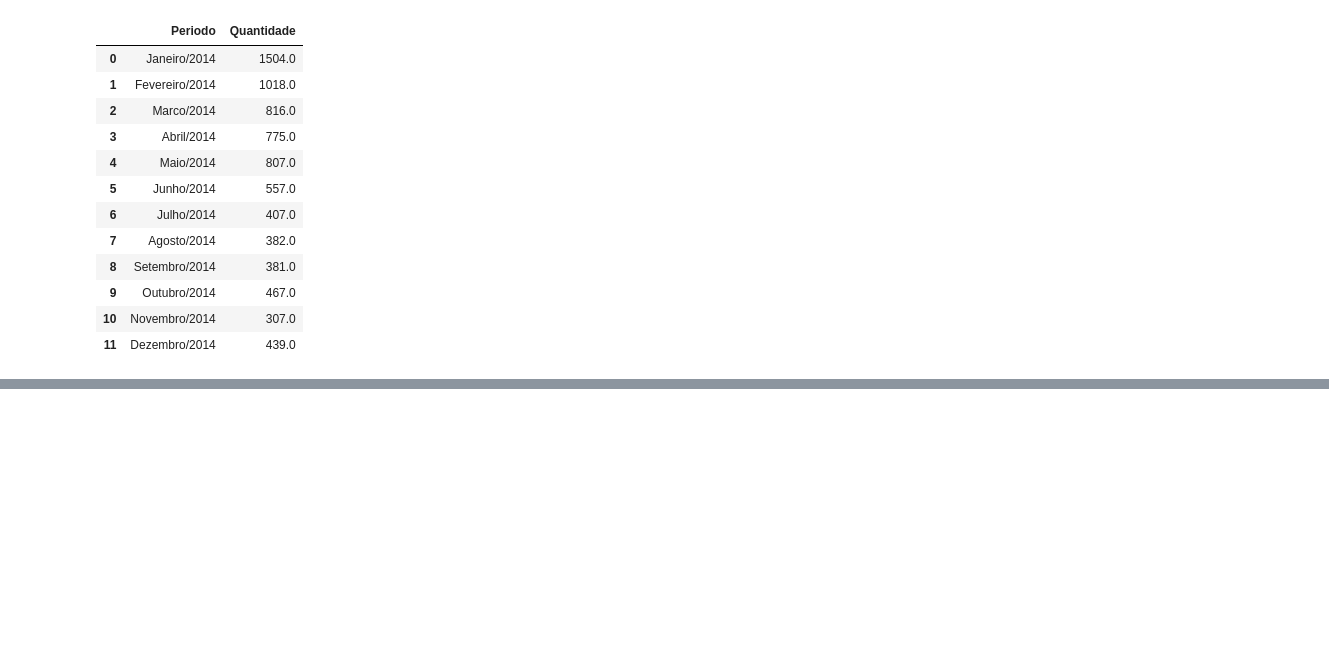
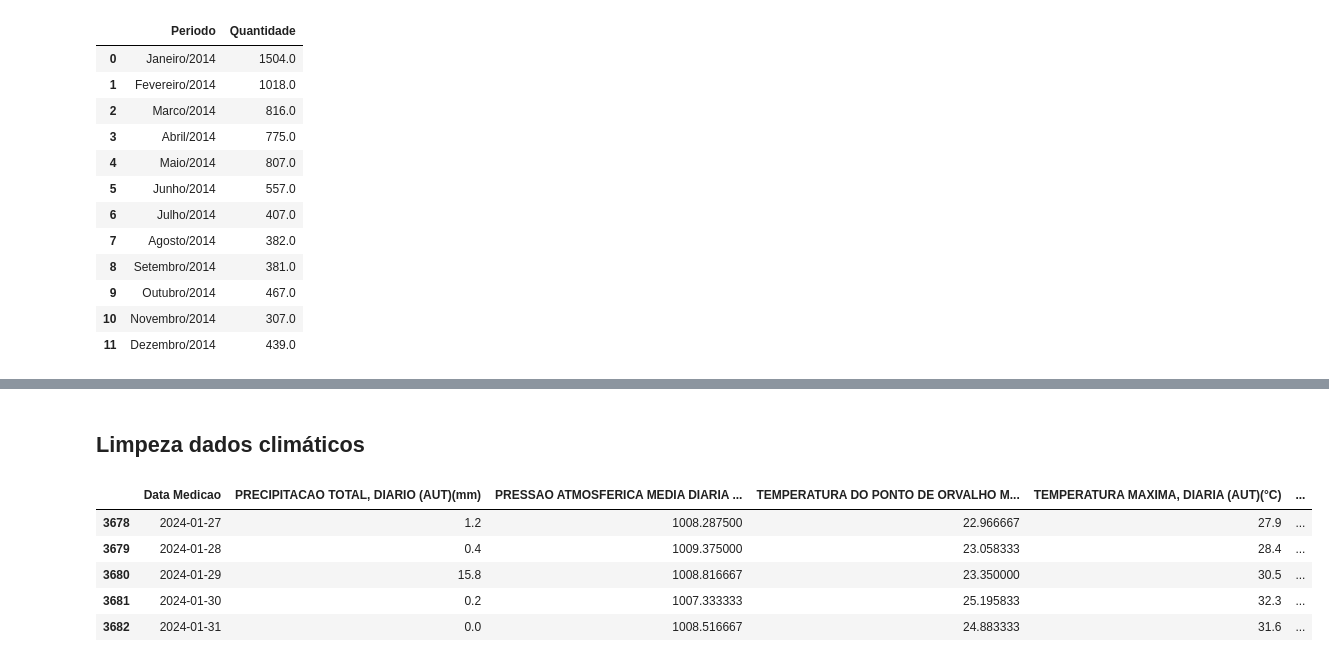
Before and after one commit to jeantorre/projeto_aplicado_MBA, a Jupyter notebook: previsao_dengue_rj.ipynb, the cells around one changed output, grey strips where cells are left out. Cells and saved outputs as stored; diff of their text form; code cells hidden in the pictures; blank space fills up the shorter version.

```diff
--- a/previsao_dengue_rj.ipynb
+++ b/previsao_dengue_rj.ipynb
@@ -185,0 +177,11 @@ None
+# %% [markdown]
+## Limpeza dados climáticos
+# %%
+df_clima.tail(5)
+# %% [output]
+|  | Data Medicao | PRECIPITACAO TOTAL, DIARIO (AUT)(mm) | PRESSAO ATMOSFERICA MEDIA DIARIA ... | TEMPERATURA DO PONTO DE ORVALHO M... | TEMPERATURA MAXIMA, DIARIA (AUT)(°C) | ... |
+| 3678 | 2024-01-27 | 1.2 | 1008.287500 | 22.966667 | 27.9 | ... |
+| 3679 | 2024-01-28 | 0.4 | 1009.375000 | 23.058333 | 28.4 | ... |
+| 3680 | 2024-01-29 | 15.8 | 1008.816667 | 23.350000 | 30.5 | ... |
+| 3681 | 2024-01-30 | 0.2 | 1007.333333 | 25.195833 | 32.3 | ... |
+| 3682 | 2024-01-31 | 0.0 | 1008.516667 | 24.883333 | 31.6 | ... |
```
Also changed, not shown: parts of 24 cells of this notebook.
